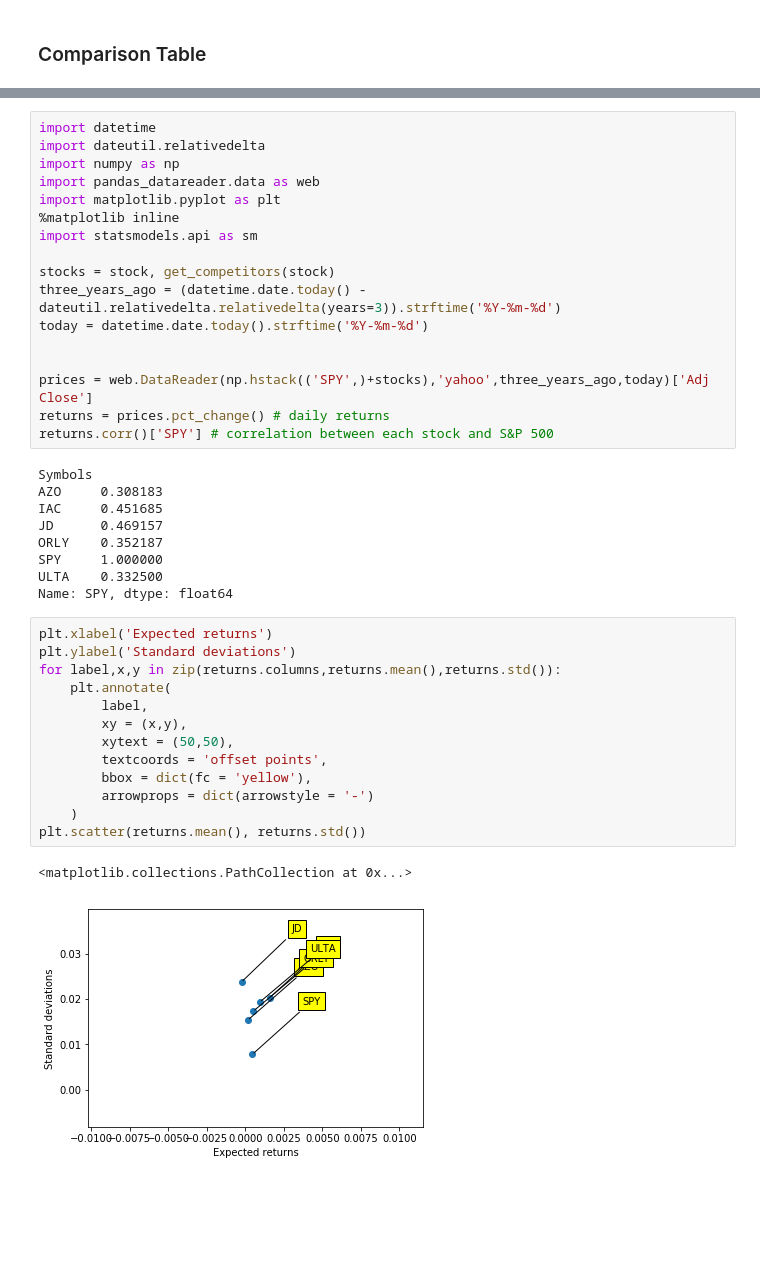
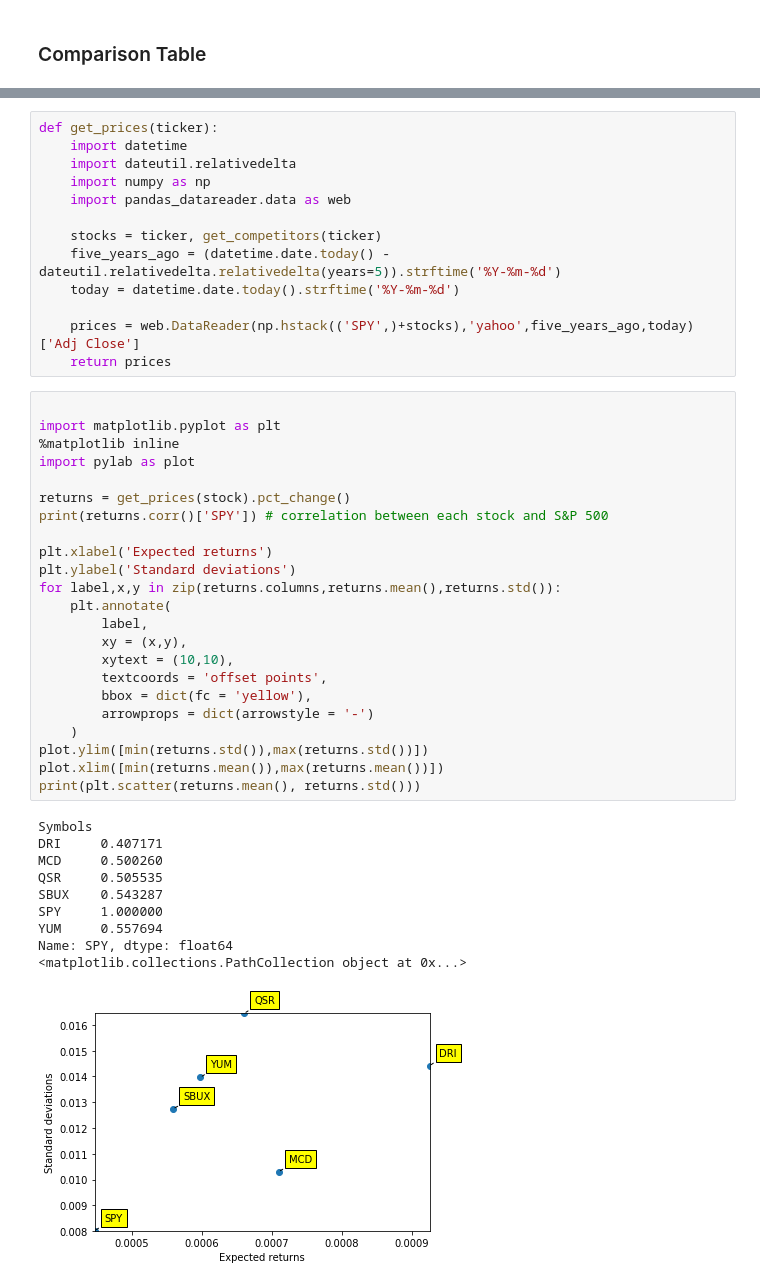
Before and after one commit to suyuchenxm/toolsproject, a Jupyter notebook: Jordan.ipynb, the cells around one changed output, grey strips where cells are left out. Saved outputs shown, nothing was run; the diff lists cells and outputs as text; blank space fills up the shorter version.

Commit message:
Fitted plot, reorganized functions

```diff
--- a/Jordan.ipynb
+++ b/Jordan.ipynb
@@ -177,43 +193,48 @@ comp_stat_table(stock)
 # %%
-import datetime
-import dateutil.relativedelta
-import numpy as np
-import pandas_datareader.data as web
-import matplotlib.pyplot as plt
-%matplotlib inline
-import statsmodels.api as sm
+def get_prices(ticker):
+    import datetime
+    import dateutil.relativedelta
+    import numpy as np
+    import pandas_datareader.data as web
 
-stocks = stock, get_competitors(stock)
-three_years_ago = (datetime.date.today() - dateutil.relativedelta.relativedelta(years=3)).strftime('%Y-%m-%d')
-today = datetime.date.today().strftime('%Y-%m-%d')
+    stocks = ticker, get_competitors(ticker)
+    five_years_ago = (datetime.date.today() - dateutil.relativedelta.relativedelta(years=5)).strftime('%Y-%m-%d')
+    today = datetime.date.today().strftime('%Y-%m-%d')
 
-
-prices = web.DataReader(np.hstack(('SPY',)+stocks),'yahoo',three_years_ago,today)['Adj Close']
-returns = prices.pct_change() # daily returns
-returns.corr()['SPY'] # correlation between each stock and S&P 500
+    prices = web.DataReader(np.hstack(('SPY',)+stocks),'yahoo',five_years_ago,today)['Adj Close']
+    return prices
-# %% [output]
-Symbols
-AZO     0.308183
-IAC     0.451685
-JD      0.469157
-ORLY    0.352187
-SPY     1.000000
-ULTA    0.332500
-Name: SPY, dtype: float64
 # %%
+
+import matplotlib.pyplot as plt
+%matplotlib inline
+import pylab as plot
+
+returns = get_prices(stock).pct_change()
+print(returns.corr()['SPY']) # correlation between each stock and S&P 500
+
 plt.xlabel('Expected returns')
 plt.ylabel('Standard deviations')
 for label,x,y in zip(returns.columns,returns.mean(),returns.std()):
     plt.annotate(
         label,
         xy = (x,y),
-        xytext = (50,50),
+        xytext = (10,10),
         textcoords = 'offset points',
         bbox = dict(fc = 'yellow'),
         arrowprops = dict(arrowstyle = '-')
     )
-plt.scatter(returns.mean(), returns.std())
+plot.ylim([min(returns.std()),max(returns.std())])
+plot.xlim([min(returns.mean()),max(returns.mean())])
+print(plt.scatter(returns.mean(), returns.std()))
 # %% [output]
-<matplotlib.collections.PathCollection at 0x...>
+Symbols
+DRI     0.407171
+MCD     0.500260
+QSR     0.505535
+SBUX    0.543287
+SPY     1.000000
+YUM     0.557694
+Name: SPY, dtype: float64
+<matplotlib.collections.PathCollection object at 0x...>
-[figure, old version]
+[figure, new version]
 # %%
```
Also changed, not shown: parts of 12 cells of this notebook.
